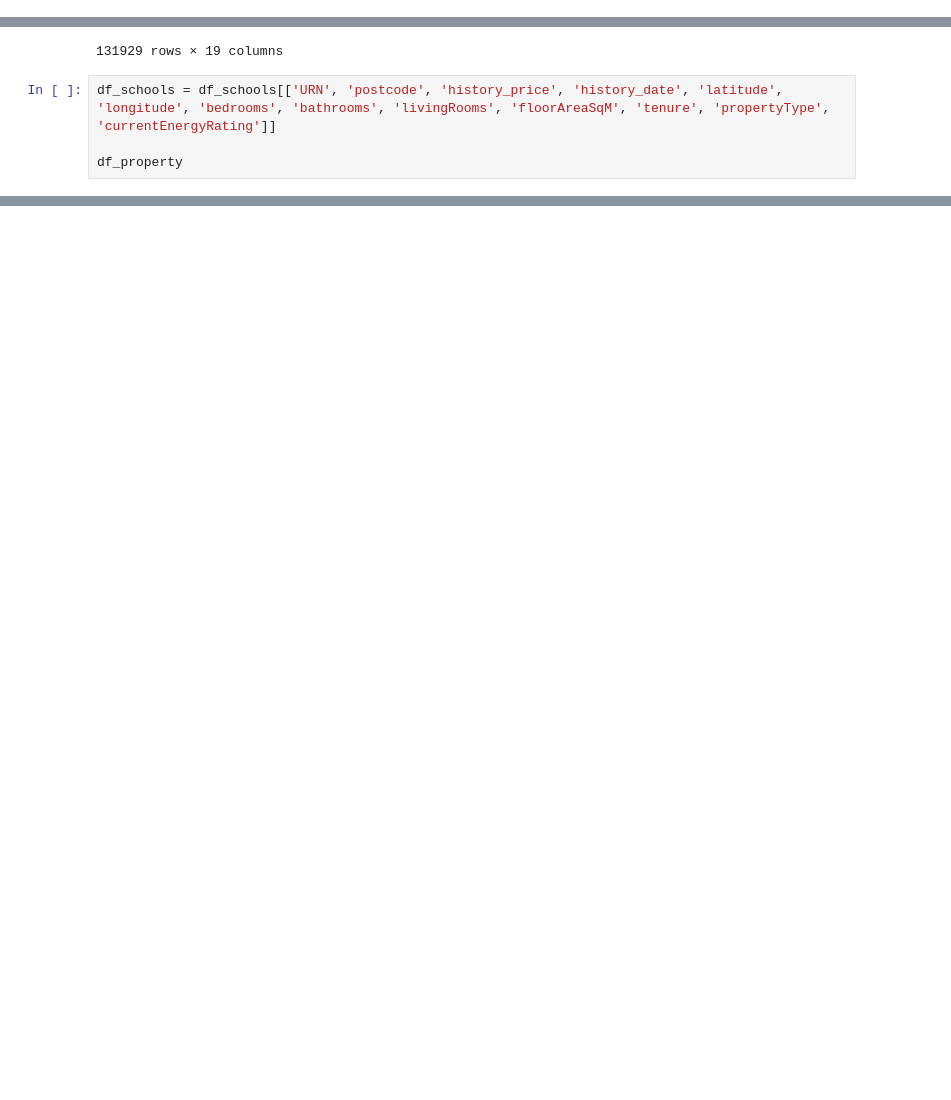
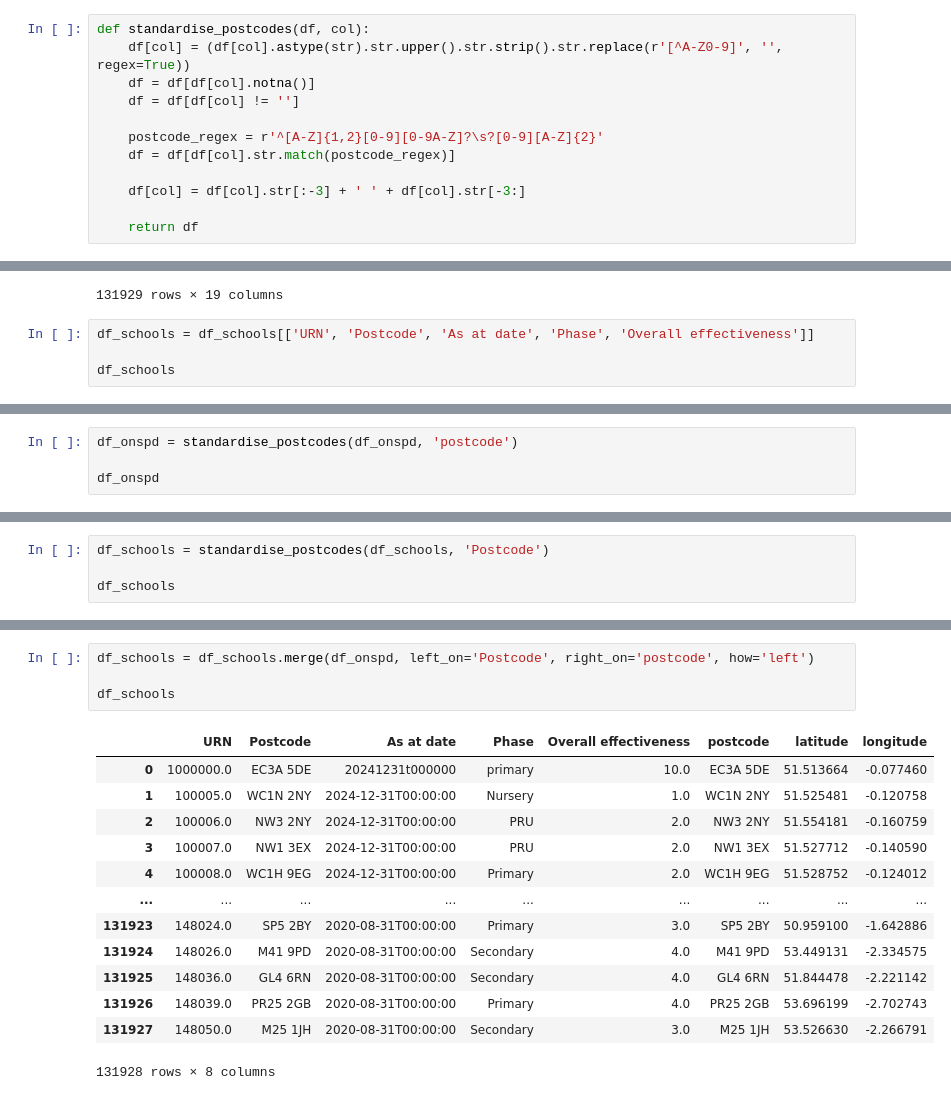
Before and after one commit to jonathanskuy/london-property-price-prediction, a Jupyter notebook: notebooks/feature_engineering.ipynb, the cells around one changed output, grey strips where cells are left out. Saved outputs shown, nothing was run; the diff lists cells and outputs as text; blank space fills up the shorter version.

```diff
--- a/notebooks/feature_engineering.ipynb
+++ b/notebooks/feature_engineering.ipynb
@@ -302,3 +331,15 @@ df_property
 df_property[df_property.duplicated(subset=['fullAddress', 'history_price', 'history_date', 'latitude', 'longitude'], keep=False)].head(10)
 # %% [output]
 |  | fullAddress | postcode | history_price | history_date | latitude | longitude | bedrooms | bathrooms | ... |
+# %%
+def standardise_postcodes(df, col):
+    df[col] = (df[col].astype(str).str.upper().str.strip().str.replace(r'[^A-Z0-9]', '', regex=True))
+    df = df[df[col].notna()]
+    df = df[df[col] != '']
+
+    postcode_regex = r'^[A-Z]{1,2}[0-9][0-9A-Z]?\s?[0-9][A-Z]{2}'
+    df = df[df[col].str.match(postcode_regex)]
+
+    df[col] = df[col].str[:-3] + ' ' + df[col].str[-3:]
+
+    return df
@@ -339,6 +398,6 @@ df_schools
 | 131928 | 131962.0 | NaN | NaN | NaN | NaN | NaN | NaN | ... |
 131929 rows × 19 columns
 # %%
-df_schools = df_schools[['URN', 'postcode', 'history_price', 'history_date', 'latitude', 'longitude', 'bedrooms', 'bathrooms', 'livingRooms', 'floorAreaSqM', 'tenure', 'propertyType', 'currentEnergyRating']]
+df_schools = df_schools[['URN', 'Postcode', 'As at date', 'Phase', 'Overall effectiveness']]
 
-df_property
+df_schools
@@ -344,0 +418,4 @@ df_property
+# %%
+df_onspd = standardise_postcodes(df_onspd, 'postcode')
+
+df_onspd
@@ -344,0 +436,4 @@ df_property
+# %%
+df_schools = standardise_postcodes(df_schools, 'Postcode')
+
+df_schools
@@ -344,0 +459,18 @@ df_property
+# %%
+df_schools = df_schools.merge(df_onspd, left_on='Postcode', right_on='postcode', how='left')
+
+df_schools
+# %% [output]
+|  | URN | Postcode | As at date | Phase | Overall effectiveness | postcode | latitude | longitude |
+| 0 | 1000000.0 | EC3A 5DE | 20241231t000000 | primary | 10.0 | EC3A 5DE | 51.513664 | -0.077460 |
+| 1 | 100005.0 | WC1N 2NY | 2024-12-31T00:00:00 | Nursery | 1.0 | WC1N 2NY | 51.525481 | -0.120758 |
+| 2 | 100006.0 | NW3 2NY | 2024-12-31T00:00:00 | PRU | 2.0 | NW3 2NY | 51.554181 | -0.160759 |
+| 3 | 100007.0 | NW1 3EX | 2024-12-31T00:00:00 | PRU | 2.0 | NW1 3EX | 51.527712 | -0.140590 |
+| 4 | 100008.0 | WC1H 9EG | 2024-12-31T00:00:00 | Primary | 2.0 | WC1H 9EG | 51.528752 | -0.124012 |
+| ... | ... | ... | ... | ... | ... | ... | ... | ... |
+| 131923 | 148024.0 | SP5 2BY | 2020-08-31T00:00:00 | Primary | 3.0 | SP5 2BY | 50.959100 | -1.642886 |
+| 131924 | 148026.0 | M41 9PD | 2020-08-31T00:00:00 | Secondary | 4.0 | M41 9PD | 53.449131 | -2.334575 |
+| 131925 | 148036.0 | GL4 6RN | 2020-08-31T00:00:00 | Secondary | 4.0 | GL4 6RN | 51.844478 | -2.221142 |
+| 131926 | 148039.0 | PR25 2GB | 2020-08-31T00:00:00 | Primary | 4.0 | PR25 2GB | 53.696199 | -2.702743 |
+| 131927 | 148050.0 | M25 1JH | 2020-08-31T00:00:00 | Secondary | 3.0 | M25 1JH | 53.526630 | -2.266791 |
+131928 rows × 8 columns
```
Also changed, not shown: parts of 13 cells of this notebook, 1 other file.
